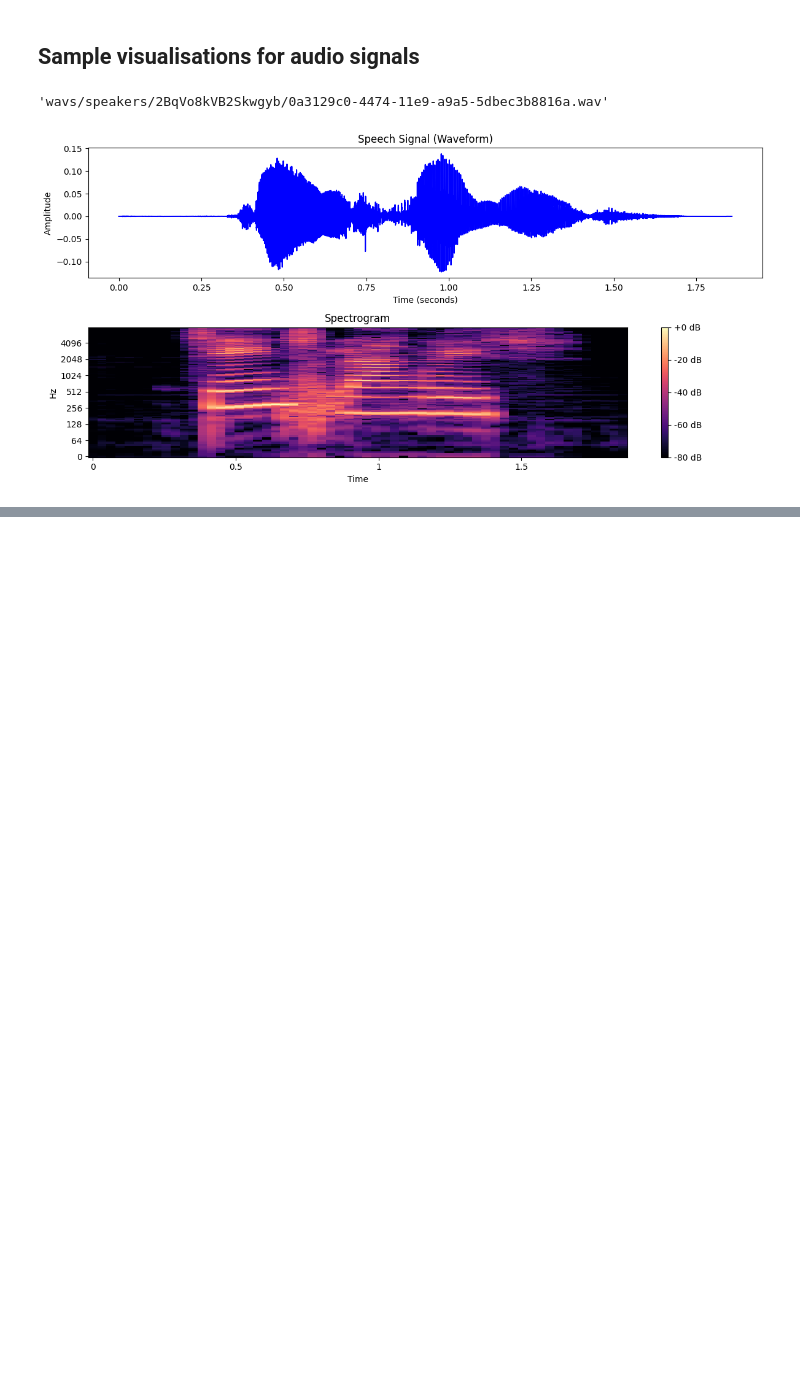
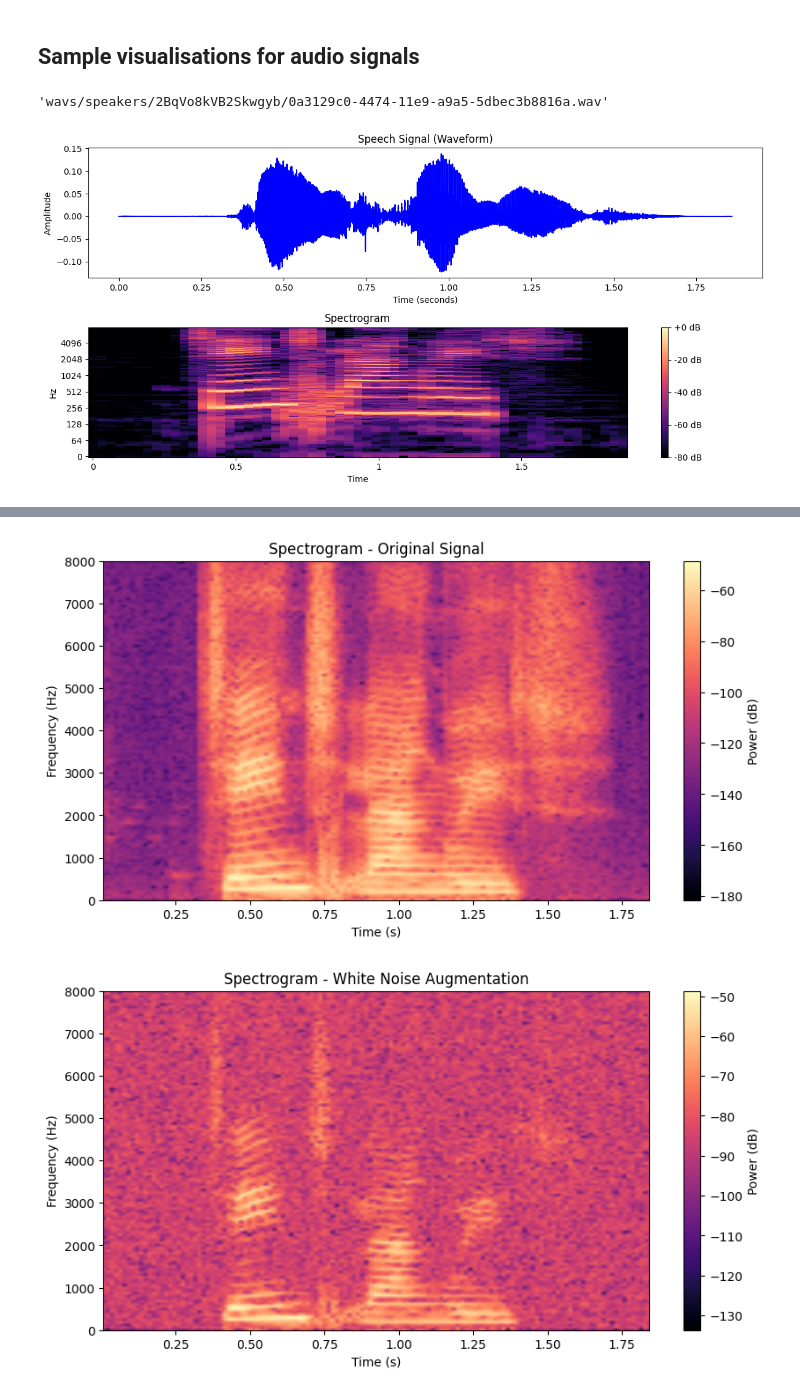
Before and after one commit to Kasuletrevor/Deep_Learning_with_FSC, a Jupyter notebook: eda.ipynb, the cells around one changed output, grey strips where cells are left out. Drawn from its saved outputs; the diff is of its cells as text; code cells hidden in the pictures; blank space fills up the shorter version.

Commit message:
add augmentation and visualize the spectrograms

```diff
--- a/eda.ipynb
+++ b/eda.ipynb
@@ -305,0 +301,44 @@ plt.show()
+# %%
+# show a sample of augmenting the audio signal using white noise and and time
+
+
+def add_white_noise(signal, noise_percentage_factor=0.3):
+    """Add white noise to the signal."""
+    noise = np.random.normal(0, signal.std(), signal.size)
+    return signal + noise * noise_percentage_factor
+
+
+def pitch_scale(signal, sr, num_semitones=3):
+    """Pitch scale the signal."""
+    return librosa.effects.pitch_shift(signal, sr=sr, n_steps=num_semitones)
+
+
+y_noisy = add_white_noise(y)
+y_pitch_scaled = pitch_scale(y, sr)
+# %%
+import scipy.signal
+
+# Generate spectrograms for visualization
+def plot_spectrogram(y, sr, title, save_path):
+    f, t_spec, Sxx = scipy.signal.spectrogram(y, sr)
+    plt.figure(figsize=(10, 5))
+    plt.pcolormesh(t_spec, f, 10 * np.log10(Sxx), shading='gouraud', cmap="magma")
+    plt.title(title)
+    plt.ylabel("Frequency (Hz)")
+    plt.xlabel("Time (s)")
+    plt.colorbar(label="Power (dB)")
+    plt.savefig(save_path)
+    plt.show()
+
+
+
+# Save and display spectrograms
+noisy_spectrogram_path = "sample_spectrogram_noisy.png"
+pitched_spectrogram_path = "sample_spectrogram_pitched.png"
+
+plot_spectrogram(y, sr, "Spectrogram - Original Signal", "sample_spectrogram_original.png")
+plot_spectrogram(y_noisy, sr, "Spectrogram - White Noise Augmentation", noisy_spectrogram_path)
+plot_spectrogram(y_pitch_scaled, sr, "Spectrogram - Pitch Scaling Augmentation", pitched_spectrogram_path)
+# %% [output]
+[figure, added]
+[figure, added]
```
Also changed, not shown: parts of 3 cells of this notebook, 3 other files.
